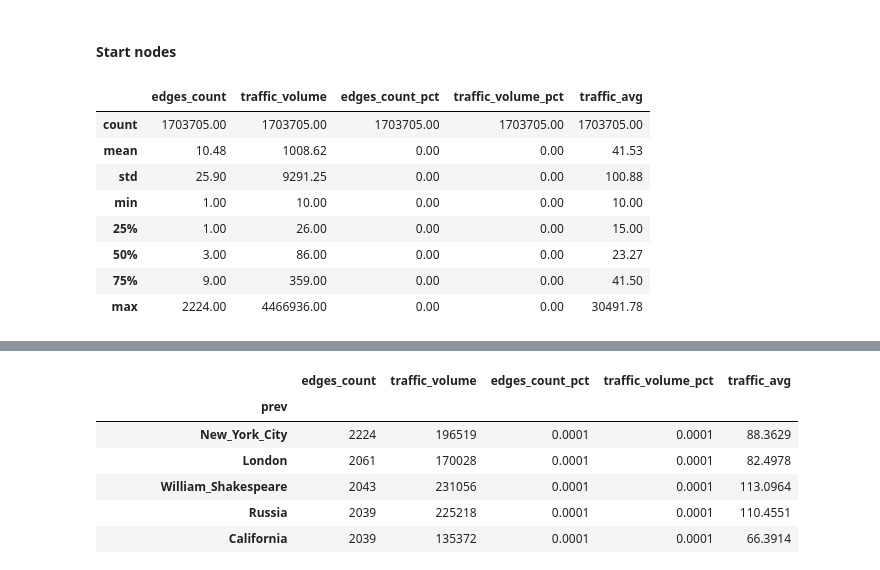
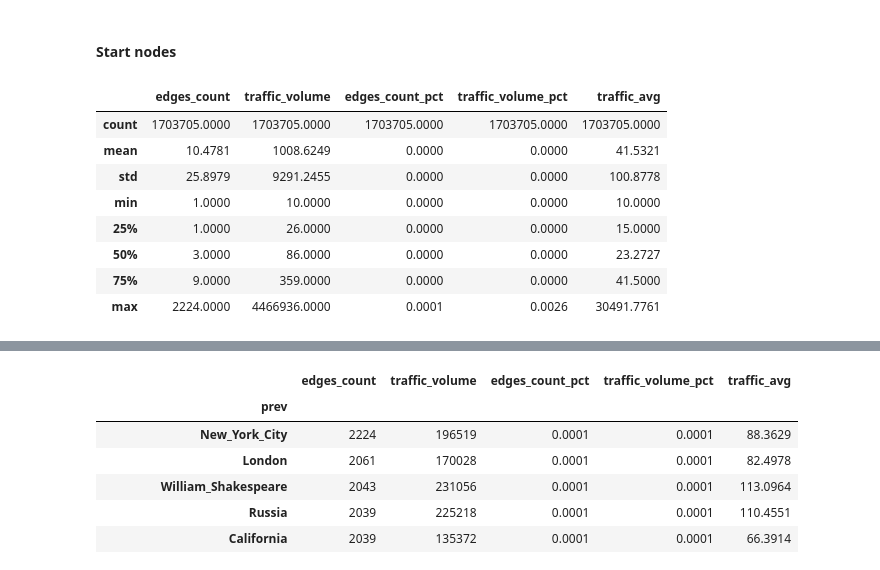
Before and after one commit to 33eyes/wiki-clickstream-graph, a Jupyter notebook: English_Wikipedia_EDA.ipynb, the cells around one changed output, grey strips where cells are left out. Saved outputs shown, nothing was run; the diff lists cells and outputs as text; code cells hidden in the pictures.

```diff
--- a/English_Wikipedia_EDA.ipynb
+++ b/English_Wikipedia_EDA.ipynb
@@ -439,18 +426,18 @@ plt.title("Frequency distribution of link edges traffic volume");
 # %% [markdown]
 #### Start nodes
 # %%
-start_nodes = aggregate_edges_by(link_edges, "prev")
-start_nodes.sort_values("traffic_volume", ascending=False, inplace=True)
-start_nodes.describe()
+link_start_nodes = aggregate_edges_by(link_edges, "prev")
+link_start_nodes.sort_values("traffic_volume", ascending=False, inplace=True)
+link_start_nodes.describe()
 # %% [output]
 |  | edges_count | traffic_volume | edges_count_pct | traffic_volume_pct | traffic_avg |
-| count | 1703705.00 | 1703705.00 | 1703705.00 | 1703705.00 | 1703705.00 |
-| mean | 10.48 | 1008.62 | 0.00 | 0.00 | 41.53 |
-| std | 25.90 | 9291.25 | 0.00 | 0.00 | 100.88 |
-| min | 1.00 | 10.00 | 0.00 | 0.00 | 10.00 |
-| 25% | 1.00 | 26.00 | 0.00 | 0.00 | 15.00 |
-| 50% | 3.00 | 86.00 | 0.00 | 0.00 | 23.27 |
-| 75% | 9.00 | 359.00 | 0.00 | 0.00 | 41.50 |
-| max | 2224.00 | 4466936.00 | 0.00 | 0.00 | 30491.78 |
+| count | 1703705.0000 | 1703705.0000 | 1703705.0000 | 1703705.0000 | 1703705.0000 |
+| mean | 10.4781 | 1008.6249 | 0.0000 | 0.0000 | 41.5321 |
+| std | 25.8979 | 9291.2455 | 0.0000 | 0.0000 | 100.8778 |
+| min | 1.0000 | 10.0000 | 0.0000 | 0.0000 | 10.0000 |
+| 25% | 1.0000 | 26.0000 | 0.0000 | 0.0000 | 15.0000 |
+| 50% | 3.0000 | 86.0000 | 0.0000 | 0.0000 | 23.2727 |
+| 75% | 9.0000 | 359.0000 | 0.0000 | 0.0000 | 41.5000 |
+| max | 2224.0000 | 4466936.0000 | 0.0001 | 0.0026 | 30491.7761 |
 # %%
 pd.options.display.float_format = '{:.4f}'.format
```
Also changed, not shown: parts of 66 cells of this notebook.
